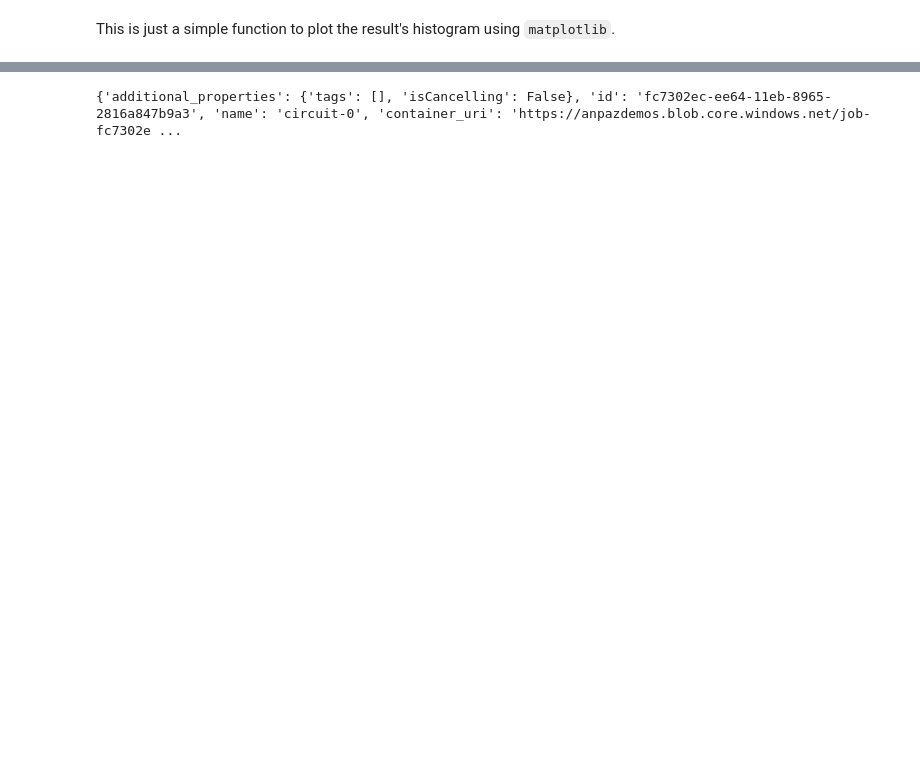
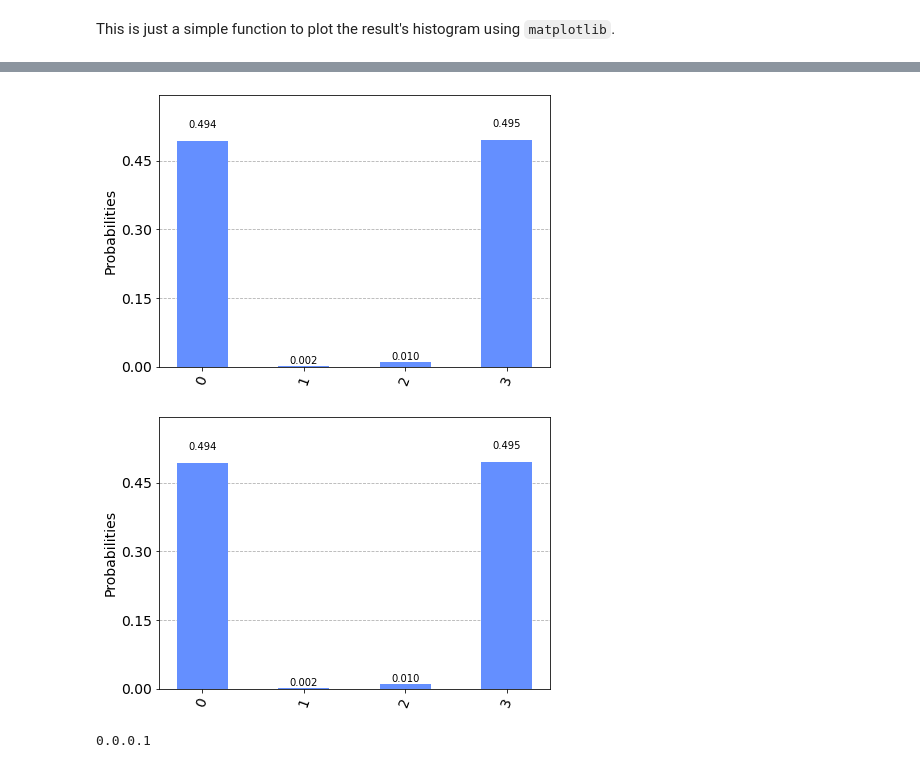
Before and after one commit to microsoft/azure-quantum-python, a Jupyter notebook: examples/azure-quantum-qiskit-demo.ipynb, the cells around one changed output, grey strips where cells are left out. Drawn from its saved outputs; the diff is of its cells as text; code cells hidden in the pictures; blank space fills up the shorter version.

```diff
--- a/examples/azure-quantum-qiskit-demo.ipynb
+++ b/examples/azure-quantum-qiskit-demo.ipynb
@@ -87,4 +69,12 @@ Results histogram {'0': 0.5, '3': 0.5}
 # %%
-print(job._azure_job.details)
+# fetch an existing job that run on the qpu and display the results
+job = provider.get_job('3bfad3a8-f67b-11eb-a6ee-f01dbc9fb65d') # qiskit qpu
+plot_histogram(job.result().get_counts())
 # %% [output]
-{'additional_properties': {'tags': [], 'isCancelling': False}, 'id': 'fc7302ec-ee64-11eb-8965-2816a847b9a3', 'name': 'circuit-0', 'container_uri': 'https://anpazdemos.blob.core.windows.net/job-fc7302e ...
+[figure, added]
+[figure, added]
+# %%
+import azure.quantum
+print (azure.quantum.__version__)
+# %% [output]
+0.0.0.1
```
Also changed, not shown: parts of 6 cells of this notebook, 6 other files.
